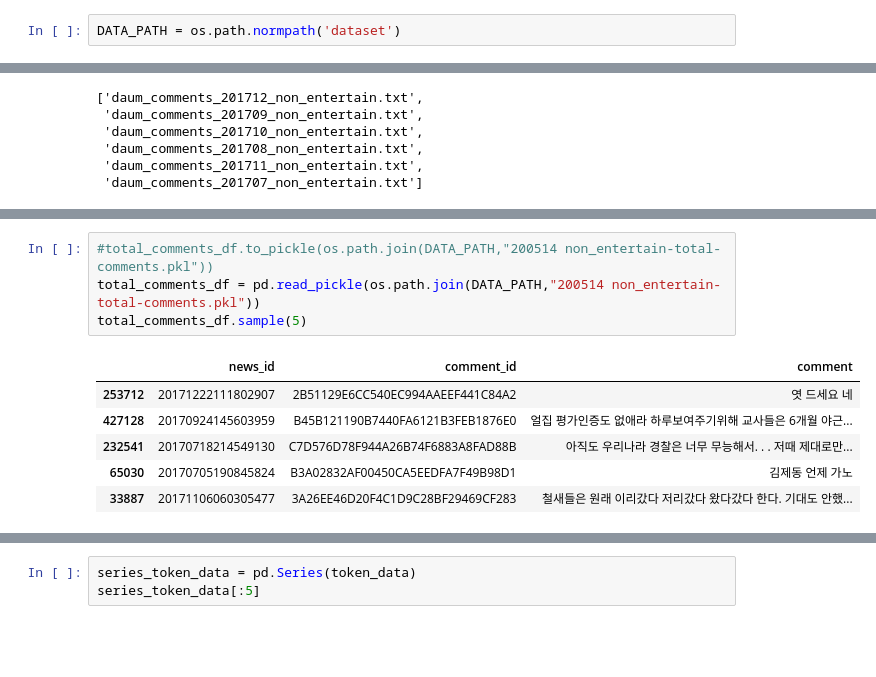
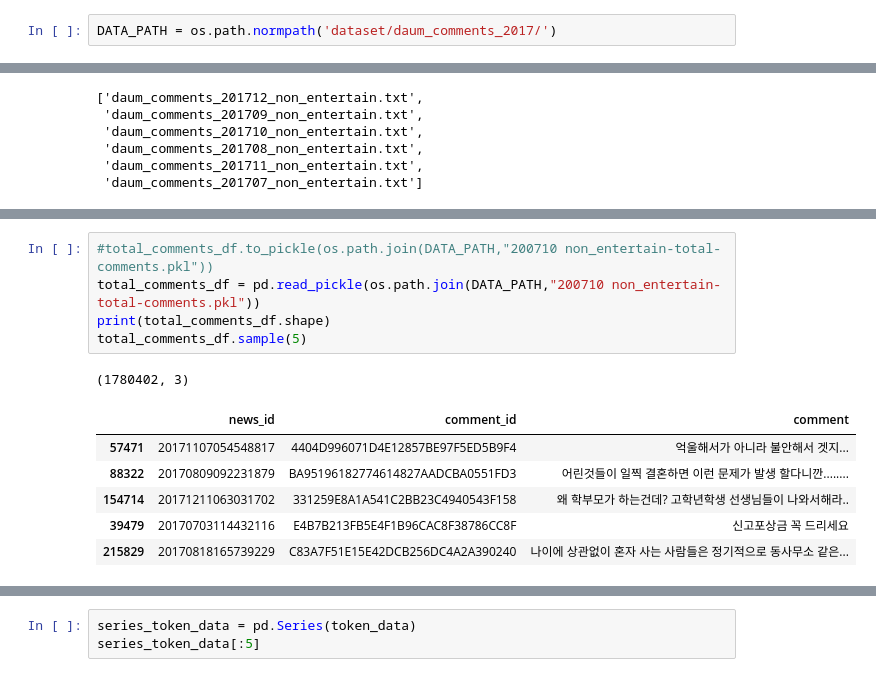
Before and after one commit to woodongk/news-comments_emotion_classification-CNN-tensorflow, a Jupyter notebook: 01. Word Embedding.ipynb, the cells around one changed output, grey strips where cells are left out. Cells and saved outputs as stored; diff of their text form; blank space fills up the shorter version.

```diff
--- a/01. Word Embedding.ipynb
+++ b/01. Word Embedding.ipynb
@@ -11,7 +11,7 @@ import tqdm
 # %% [markdown]
 # Load Data
 # %%
-DATA_PATH = os.path.normpath('dataset')
+DATA_PATH = os.path.normpath('dataset/daum_comments_2017/')
 # %%
 [path for path in os.listdir(os.path.join(DATA_PATH,"raw_data")) if (path[-3:] == 'txt')&('non' in path)]
 # %% [output]
@@ -51,13 +51,15 @@ daum_comments_201707_non_entertain.txt
 371725
 @@@@@@
 # %%
-#total_comments_df.to_pickle(os.path.join(DATA_PATH,"200514 non_entertain-total-comments.pkl"))
-total_comments_df = pd.read_pickle(os.path.join(DATA_PATH,"200514 non_entertain-total-comments.pkl"))
+#total_comments_df.to_pickle(os.path.join(DATA_PATH,"200710 non_entertain-total-comments.pkl"))
+total_comments_df = pd.read_pickle(os.path.join(DATA_PATH,"200710 non_entertain-total-comments.pkl"))
+print(total_comments_df.shape)
 total_comments_df.sample(5)
 # %% [output]
+(1780402, 3)
 |  | news_id | comment_id | comment |
-| 253712 | 20171222111802907 | 2B51129E6CC540EC994AAEEF441C84A2 | 엿 드세요 네 |
-| 427128 | 20170924145603959 | B45B121190B7440FA6121B3FEB1876E0 | 얼집 평가인증도 없애라 하루보여주기위해 교사들은 6개월 야근... |
-| 232541 | 20170718214549130 | C7D576D78F944A26B74F6883A8FAD88B | 아직도 우리나라 경찰은 너무 무능해서. . . 저때 제대로만... |
-| 65030 | 20170705190845824 | B3A02832AF00450CA5EEDFA7F49B98D1 | 김제동 언제 가노 |
-| 33887 | 20171106060305477 | 3A26EE46D20F4C1D9C28BF29469CF283 | 철새들은 원래 이리갔다 저리갔다 왔다갔다 한다. 기대도 안했... |
+| 57471 | 20171107054548817 | 4404D996071D4E12857BE97F5ED5B9F4 | 억울해서가 아니라 불안해서 겟지... |
+| 88322 | 20170809092231879 | BA95196182774614827AADCBA0551FD3 | 어린것들이 일찍 결혼하면 이런 문제가 발생 할다니깐........ |
+| 154714 | 20171211063031702 | 331259E8A1A541C2BB23C4940543F158 | 왜 학부모가 하는건데? 고학년학생 선생님들이 나와서해라.. |
+| 39479 | 20170703114432116 | E4B7B213FB5E4F1B96CAC8F38786CC8F | 신고포상금 꼭 드리세요 |
+| 215829 | 20170818165739229 | C83A7F51E15E42DCB256DC4A2A390240 | 나이에 상관없이 혼자 사는 사람들은 정기적으로 동사무소 같은... |
```
Also changed, not shown: parts of 11 cells of this notebook.
